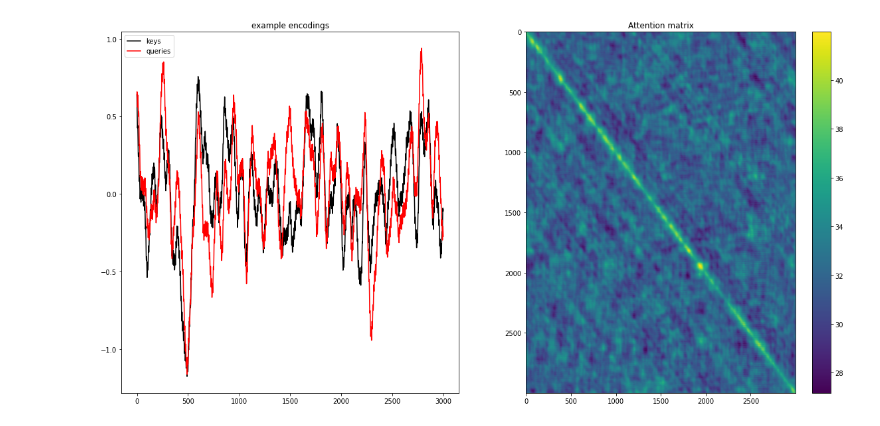
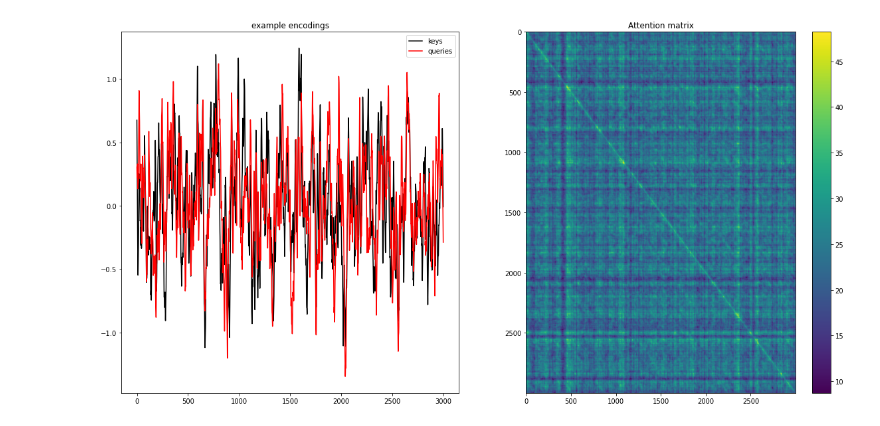
Before and after one commit to aliutkus/spe, a Jupyter notebook: dev_jax/examples/test_spe.ipynb, the cells around one changed output. Cells and saved outputs as stored; diff of their text form; code cells hidden in the pictures.

```diff
--- a/dev_jax/examples/test_spe.ipynb
+++ b/dev_jax/examples/test_spe.ipynb
@@ -44,33 +21,44 @@ FrozenDict({'params': {'freqs': DeviceArray([[[-6.5056696, -5.5189486, -5.735416
 # %%
-@jax.jit
-def encode(params, q, k):
-    qbar, kbar = encoder.apply(params, jax.random.PRNGKey(1), k.shape[1])
-    return spe.apply_spe(q, qbar), spe.apply_spe(k, kbar)
+class Encoder(nn.Module):
+
+    def apply(self, rng_key, q, k):
+        qbar, kbar = spe.SineSPE(
+            rng_key, q.shape,
+            num_sines=num_sines,
+            num_realizations=num_realizations)
+        qbar, kbar = spe.SPEGate(rng_key, (qbar, kbar))
+        return spe.apply_spe(q, qbar), spe.apply_spe(k, kbar)
 # %%
 n = 3000
 batchsize=16
 
 # generate some keys and queries of shape (batchsize, num, n)
 q = jnp.ones((batchsize, n, num_heads, keys_dim))
 k = jnp.ones((batchsize, n, num_heads, keys_dim))
 
-from tqdm import tqdm
+_, params = Encoder.init(jax.random.PRNGKey(0), jax.random.PRNGKey(0), q, k)
 
-q, k = encode(params, q, k)
+#params['SPEGate_1']['gate'] = params['SPEGate_1']['gate'] + 2.
+
+@jax.jit
+def encode(q, k):
+    return Encoder.call(params, jax.random.PRNGKey(1), q, k)
+
+q, k = encode(q, k)
 
 A = q[0,:,0,:] @ k[0,:,0,:].T
 
 plt.figure(figsize=[20,10]);
 plt.subplot(121)
 plt.plot(k[0,:,0,0],'k');
 plt.plot(q[0,:,0,0],'r');
 plt.title('example encodings');
 plt.legend(['keys', 'queries']);
 
 # display the average dot product
 plt.subplot(122);
 plt.imshow(A, aspect='auto', interpolation='nearest');
 plt.title('Attention matrix');
 plt.colorbar();
 # %% [output]
-[figure, old version]
+[figure, new version]
```
Also changed, not shown: parts of 3 cells of this notebook.
